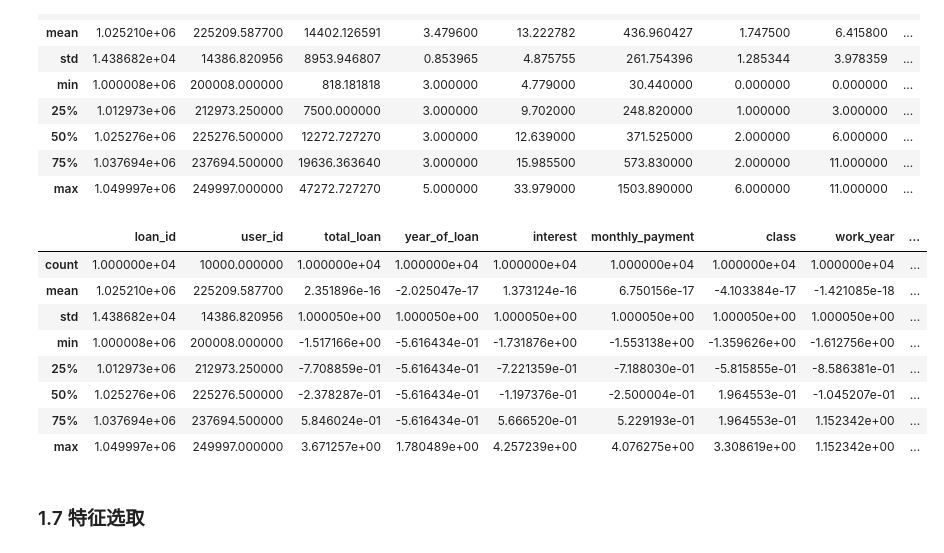
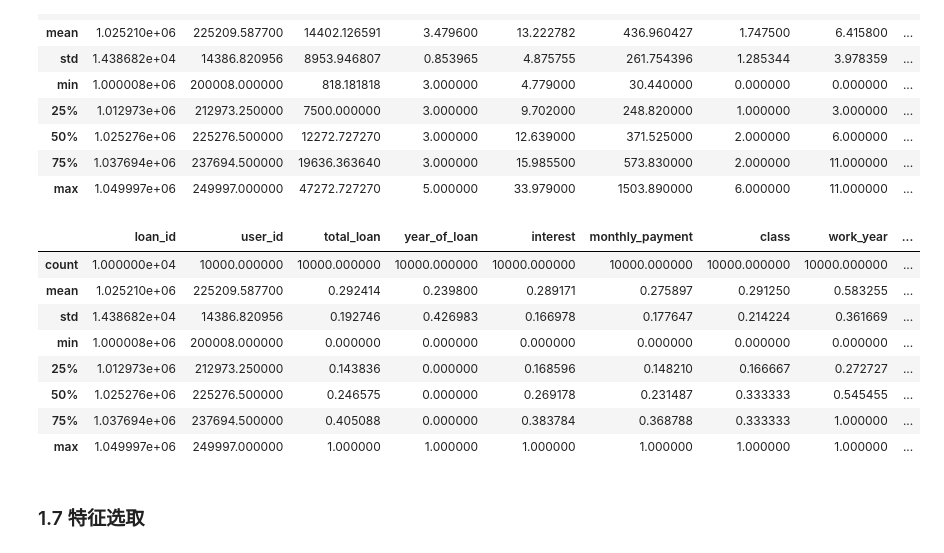
Before and after one commit to YongtengCai/Data-Mining, a Jupyter notebook: hw1/hw1.ipynb, the cells around one changed output. Saved outputs shown, nothing was run; the diff lists cells and outputs as text; code cells hidden in the pictures.

```diff
--- a/hw1/hw1.ipynb
+++ b/hw1/hw1.ipynb
@@ -324,28 +324,28 @@ data.describe()
 # %%
 data_r = data[['total_loan','year_of_loan','interest','monthly_payment',
                'class','work_year','house_exist','use','debt_loan_ratio',
                'del_in_18month','known_outstanding_loan','known_dero',
                'pub_dero_bankrup','early_return','early_return_amount',
                'early_return_amount_3mon','issue_year','issue_month']]
 #正态标准化
 from sklearn import preprocessing
-z_scaler = preprocessing.StandardScaler().fit(data_r)
+min_max_scaler = preprocessing.MinMaxScaler().fit(data_r)
 data[['total_loan','year_of_loan','interest','monthly_payment',
                'class','work_year','house_exist','use','debt_loan_ratio',
                'del_in_18month','known_outstanding_loan','known_dero',
                'pub_dero_bankrup','early_return','early_return_amount',
-               'early_return_amount_3mon','issue_year','issue_month']] = z_scaler.transform(data_r)
+               'early_return_amount_3mon','issue_year','issue_month']] = min_max_scaler.transform(data_r)
 data.describe()
 # %% [output]
 |  | loan_id | user_id | total_loan | year_of_loan | interest | monthly_payment | class | work_year | ... |
-| count | 1.000000e+04 | 10000.000000 | 1.000000e+04 | 1.000000e+04 | 1.000000e+04 | 1.000000e+04 | 1.000000e+04 | 1.000000e+04 | ... |
-| mean | 1.025210e+06 | 225209.587700 | 2.351896e-16 | -2.025047e-17 | 1.373124e-16 | 6.750156e-17 | -4.103384e-17 | -1.421085e-18 | ... |
-| std | 1.438682e+04 | 14386.820956 | 1.000050e+00 | 1.000050e+00 | 1.000050e+00 | 1.000050e+00 | 1.000050e+00 | 1.000050e+00 | ... |
-| min | 1.000008e+06 | 200008.000000 | -1.517166e+00 | -5.616434e-01 | -1.731876e+00 | -1.553138e+00 | -1.359626e+00 | -1.612756e+00 | ... |
-| 25% | 1.012973e+06 | 212973.250000 | -7.708859e-01 | -5.616434e-01 | -7.221359e-01 | -7.188030e-01 | -5.815855e-01 | -8.586381e-01 | ... |
-| 50% | 1.025276e+06 | 225276.500000 | -2.378287e-01 | -5.616434e-01 | -1.197376e-01 | -2.500004e-01 | 1.964553e-01 | -1.045207e-01 | ... |
-| 75% | 1.037694e+06 | 237694.500000 | 5.846024e-01 | -5.616434e-01 | 5.666520e-01 | 5.229193e-01 | 1.964553e-01 | 1.152342e+00 | ... |
-| max | 1.049997e+06 | 249997.000000 | 3.671257e+00 | 1.780489e+00 | 4.257239e+00 | 4.076275e+00 | 3.308619e+00 | 1.152342e+00 | ... |
+| count | 1.000000e+04 | 10000.000000 | 10000.000000 | 10000.000000 | 10000.000000 | 10000.000000 | 10000.000000 | 10000.000000 | ... |
+| mean | 1.025210e+06 | 225209.587700 | 0.292414 | 0.239800 | 0.289171 | 0.275897 | 0.291250 | 0.583255 | ... |
+| std | 1.438682e+04 | 14386.820956 | 0.192746 | 0.426983 | 0.166978 | 0.177647 | 0.214224 | 0.361669 | ... |
+| min | 1.000008e+06 | 200008.000000 | 0.000000 | 0.000000 | 0.000000 | 0.000000 | 0.000000 | 0.000000 | ... |
+| 25% | 1.012973e+06 | 212973.250000 | 0.143836 | 0.000000 | 0.168596 | 0.148210 | 0.166667 | 0.272727 | ... |
+| 50% | 1.025276e+06 | 225276.500000 | 0.246575 | 0.000000 | 0.269178 | 0.231487 | 0.333333 | 0.545455 | ... |
+| 75% | 1.037694e+06 | 237694.500000 | 0.405088 | 0.000000 | 0.383784 | 0.368788 | 0.333333 | 1.000000 | ... |
+| max | 1.049997e+06 | 249997.000000 | 1.000000 | 1.000000 | 1.000000 | 1.000000 | 1.000000 | 1.000000 | ... |
 # %% [markdown]
 ### 1.7 特征选取
 # %%
```
Also changed, not shown: parts of 8 cells of this notebook, 2 other files.
